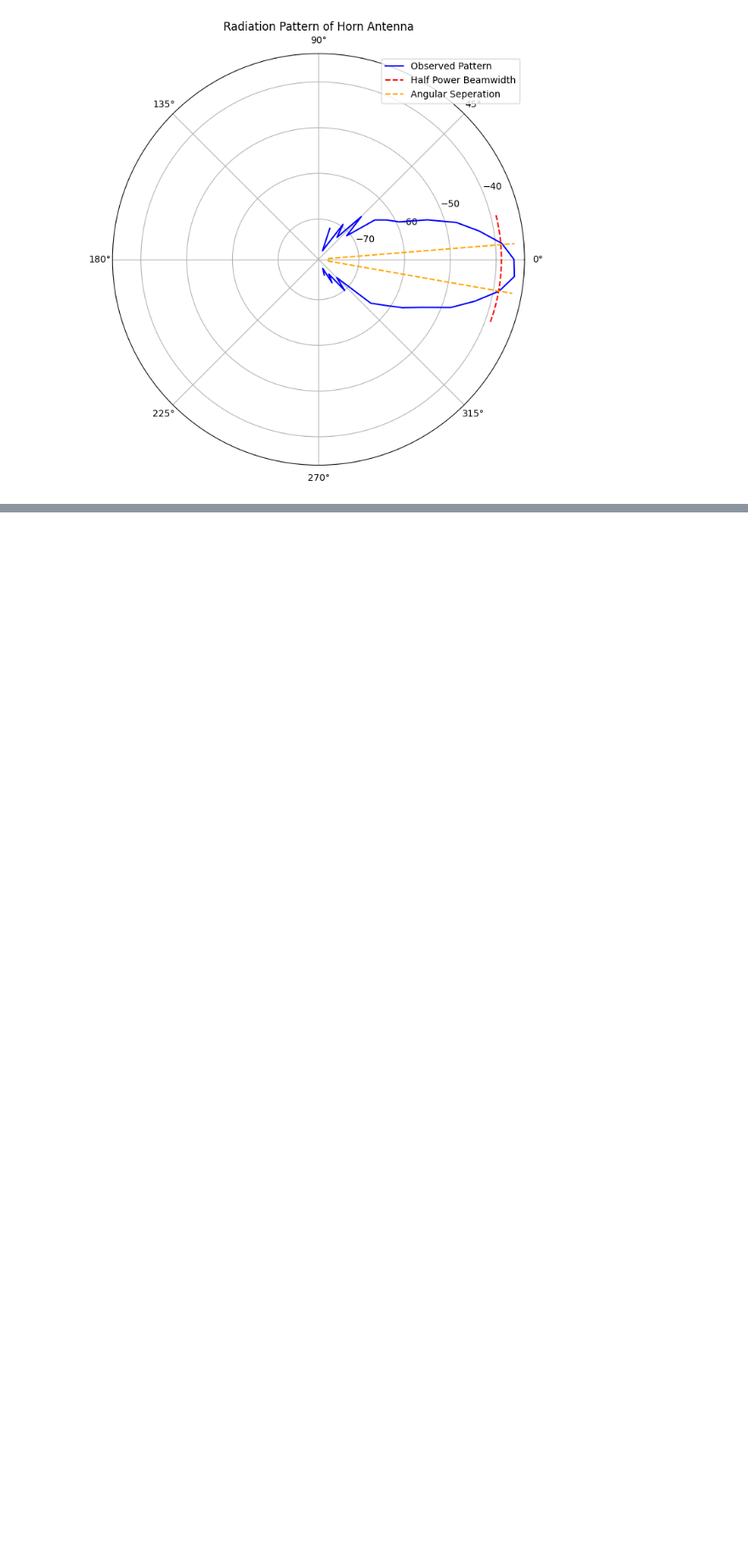
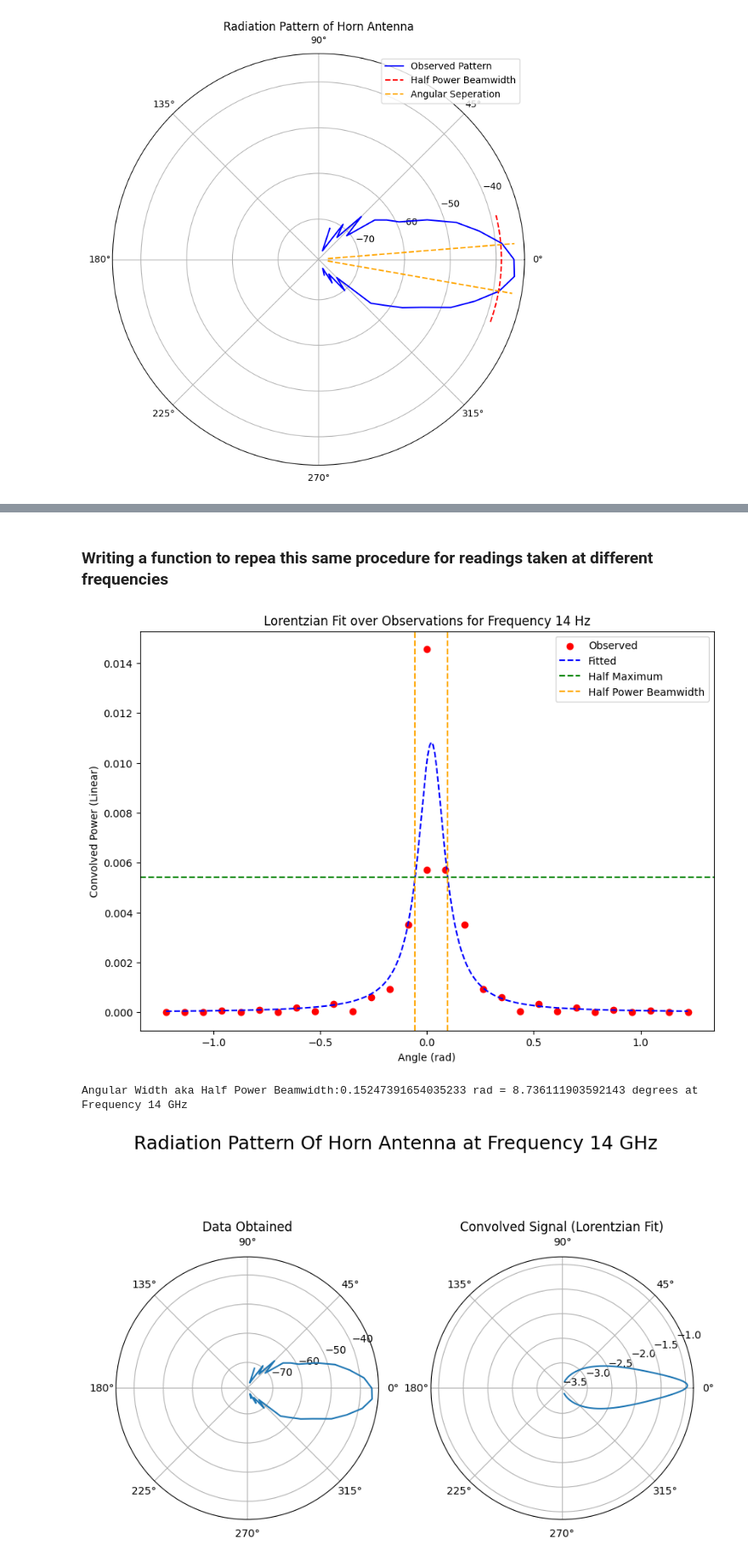
Before and after one commit to prasadposture/Astro-Lab, a Jupyter notebook: AstroLab-II/RadiationPattern.ipynb, the cells around one changed output, grey strips where cells are left out. Shown at 85% size. Saved outputs shown, nothing was run; the diff lists cells and outputs as text; code cells hidden in the pictures; blank space fills up the shorter version.

```diff
--- a/AstroLab-II/RadiationPattern.ipynb
+++ b/AstroLab-II/RadiationPattern.ipynb
@@ -122,0 +141,49 @@ plt.savefig('abs.png')
+# %% [markdown]
+### Writing a function to repea this same procedure for readings taken at different frequencies
+# %%
+def convolutor(df_power_db, angle_degree, frequency):
+    angle = np.radians(angle_degree)
+    df_power_linear = 10**(df_power_db/10)
+    linear_power_fft = np.fft.fft(df_power_linear)
+    lpf_shift = np.fft.fftshift(linear_power_fft)
+
+    signal = np.fft.ifft(np.sqrt(np.abs(lpf_shift)))
+    signal_shift = np.fft.fftshift(signal)
+    convolved_linear_power = np.abs(signal_shift)
+
+    ic = [0.0, 0.25, max(convolved_linear_power)]
+    plt.figure(figsize=(10,7))
+    params, covt = curve_fit(lorentzian, angle, convolved_linear_power, p0=ic)
+    plt.scatter(angle, convolved_linear_power, color='red', label='Observed')
+    pred_angle = np.linspace(min(angle), max(angle), 300)
+    pred_power = lorentzian(pred_angle, params[0], params[1], params[2])
+    plt.plot(pred_angle, pred_power, color='blue', linestyle='--', label='Fitted')
+
+    plt.axhline(max(pred_power)/2, color='green', linestyle='--', label='Half Maximum')
+    eps = 0.0
+    plt.axvline(params[0]-params[1]-eps, color='orange', linestyle='--', label='Half Power Beamwidth')
+    plt.axvline( params[0]+params[1]+eps, color='orange', linestyle='--')
+    plt.xlabel('Angle (rad)')
+    plt.ylabel('Convolved Power (Linear)')
+    plt.title(f'Lorentzian Fit over Observations for Frequency {frequency} Hz')
+    plt.legend()
+    plt.savefig(f'convolvedlorentzianfit{frequency}.png')
+    plt.show()
+    print(f"Angular Width aka Half Power Beamwidth:{2*(params[1]+eps)} rad = {np.degrees(2*(params[1]+eps))} degrees at Frequency {frequency} GHz")
+
+    pred_power_db = np.log10(10*pred_power)
+    fig, axs = plt.subplots(1, 2, subplot_kw=dict(polar=True), figsize=(10,7))
+    fig.suptitle(f'Radiation Pattern Of Horn Antenna at Frequency {frequency} GHz', size=18)
+    axs[1].set_title('Convolved Signal (Lorentzian Fit)')
+    axs[1].plot(pred_angle, pred_power_db)
+    # Plot on the second subplot
+    axs[0].plot(angle, df_power_db)
+    axs[0].set_title('Data Obtained')
+    plt.savefig(f'RadiationPatternTwoPlots{frequency}')
+    plt.show()
+# %%
+convolutor(df['Power'], df['Angle'], 14)
+# %% [output]
+[figure, added]
+Angular Width aka Half Power Beamwidth:0.15247391654035233 rad = 8.736111903592143 degrees at Frequency 14 GHz
+[figure, added]
```
Also changed, not shown: parts of 17 cells of this notebook.
